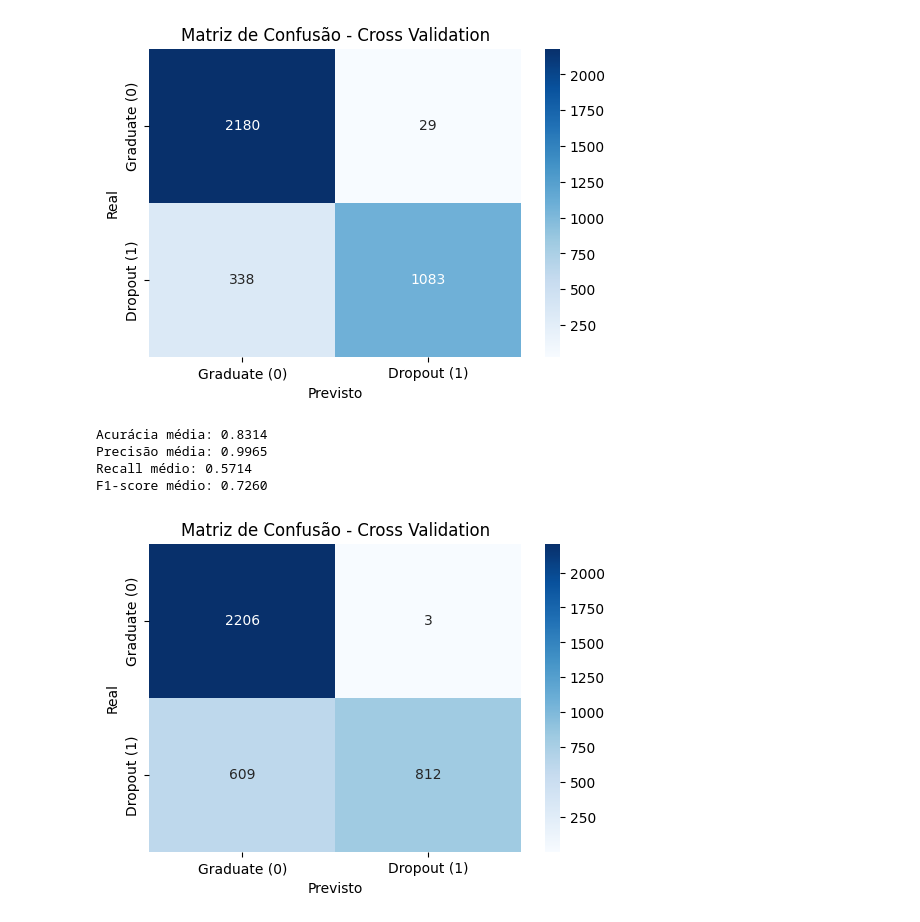
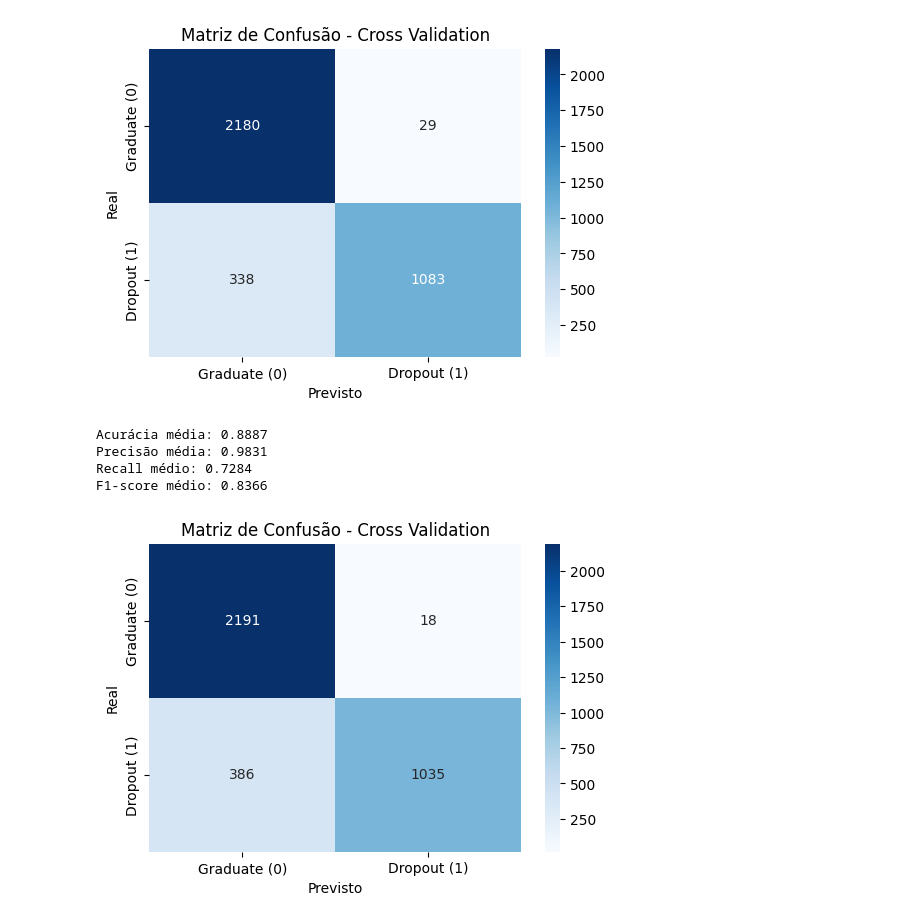
Before and after one commit to eduardosampaiopr/AbandonLess, a Jupyter notebook: EDA/primeiro_treino.ipynb, the cells around one changed output. Saved outputs shown, nothing was run; the diff lists cells and outputs as text; code cells hidden in the pictures.

```diff
--- a/EDA/primeiro_treino.ipynb
+++ b/EDA/primeiro_treino.ipynb
@@ -327,36 +329,36 @@ for i_train, i_test in kf.split(x_scaled, y):
     #Resultado de valores continuos uma vez que estamos a usar regressão linear
     res_continuos = modelo.predict(x_test) #Retorna apenas os resultados da previsão
 
     #Converter de valores continuos para Valores Binários, problema de regressão para problema de classificação
-    intervalo_de_admissao = 0.8
+    intervalo_de_admissao = 0.6
     res_binario = (res_continuos >= intervalo_de_admissao).astype(int)
 
     # Atualizar matriz de confusão acumulada
     matriz_confusao_acumulada += confusion_matrix(y_test, res_binario)
 
     #Calculo de Metricas
     accuracy_list.append(accuracy_score(y_test, res_binario))
     precision_list.append(precision_score(y_test, res_binario))
     recall_list.append(recall_score(y_test, res_binario))
     f1_list.append(f1_score(y_test, res_binario))
 
 print(f"Acurácia média: {np.mean(accuracy_list):.4f}")
 print(f"Precisão média: {np.mean(precision_list):.4f}")
 print(f"Recall médio: {np.mean(recall_list):.4f}")
 print(f"F1-score médio: {np.mean(f1_list):.4f}")
 
 
 matriz_confusao_acumulada = matriz_confusao_acumulada.astype(int)
 # Plotar a matriz de confusão final
 plt.figure(figsize=(6, 4))
 sns.heatmap(matriz_confusao_acumulada, annot=True, fmt='d', cmap="Blues", xticklabels=["Graduate (0)", "Dropout (1)"], yticklabels=["Graduate (0)", "Dropout (1)"])
 plt.xlabel("Previsto")
 plt.ylabel("Real")
 plt.title("Matriz de Confusão - Cross Validation")
 plt.show()
 # %% [output]
-Acurácia média: 0.8314
-Precisão média: 0.9965
-Recall médio: 0.5714
-F1-score médio: 0.7260
+Acurácia média: 0.8887
+Precisão média: 0.9831
+Recall médio: 0.7284
+F1-score médio: 0.8366
-[figure, old version]
+[figure, new version]
```
Also changed, not shown: parts of 1 cell of this notebook, 2 other files.
